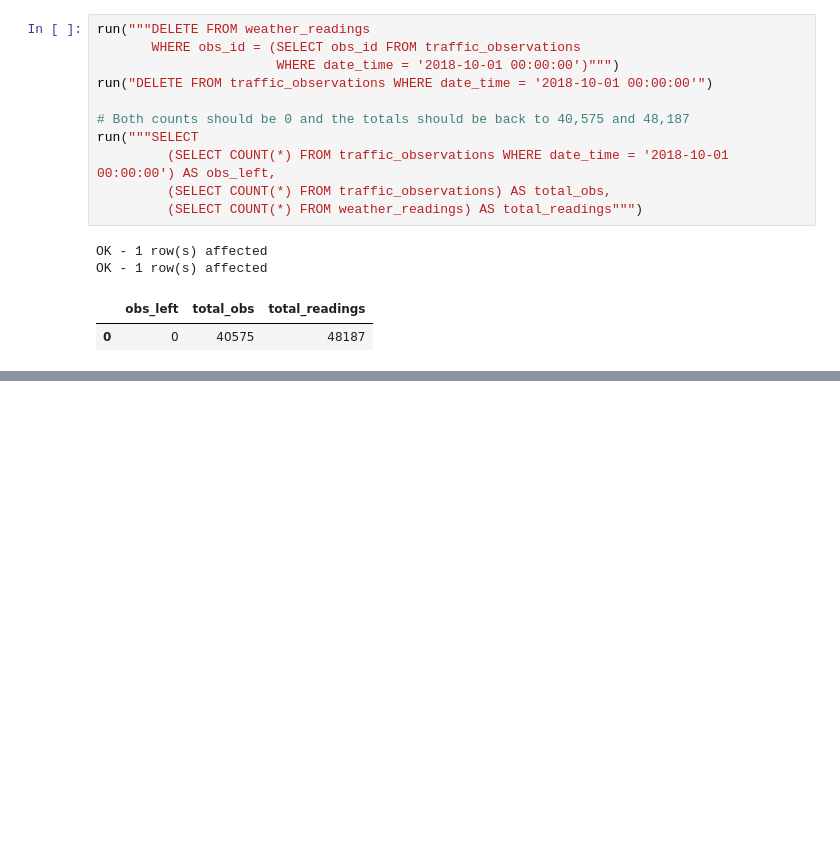
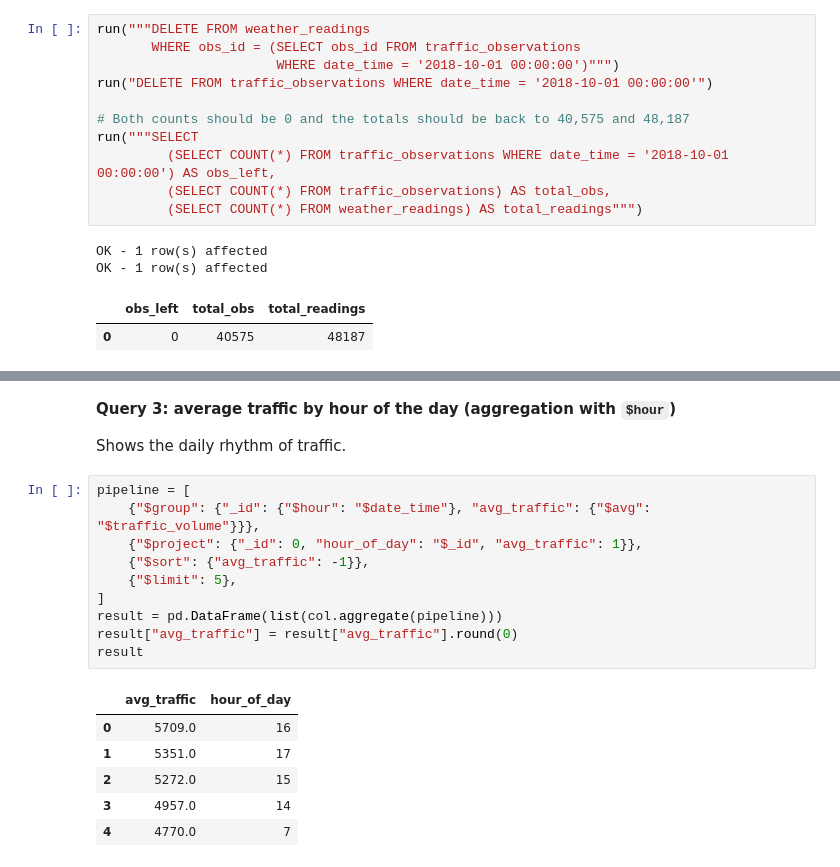
Before and after one commit to Akinloye3264/machine_learning_pipeline_formative-one, a Jupyter notebook: database/scripts/trafficsnotebook.ipynb, the cells around one changed output, grey strips where cells are left out. Saved outputs shown, nothing was run; the diff lists cells and outputs as text; blank space fills up the shorter version.

```diff
--- a/database/scripts/trafficsnotebook.ipynb
+++ b/database/scripts/trafficsnotebook.ipynb
@@ -354,0 +536,21 @@ OK - 1 row(s) affected
+# %% [markdown]
+**Query 3: average traffic by hour of the day (aggregation with `$hour`)**
+
+Shows the daily rhythm of traffic.
+# %%
+pipeline = [
+    {"$group": {"_id": {"$hour": "$date_time"}, "avg_traffic": {"$avg": "$traffic_volume"}}},
+    {"$project": {"_id": 0, "hour_of_day": "$_id", "avg_traffic": 1}},
+    {"$sort": {"avg_traffic": -1}},
+    {"$limit": 5},
+]
+result = pd.DataFrame(list(col.aggregate(pipeline)))
+result["avg_traffic"] = result["avg_traffic"].round(0)
+result
+# %% [output]
+|  | avg_traffic | hour_of_day |
+| 0 | 5709.0 | 16 |
+| 1 | 5351.0 | 17 |
+| 2 | 5272.0 | 15 |
+| 3 | 4957.0 | 14 |
+| 4 | 4770.0 | 7 |
```
Also changed, not shown: parts of 38 cells of this notebook, 2 other files.
